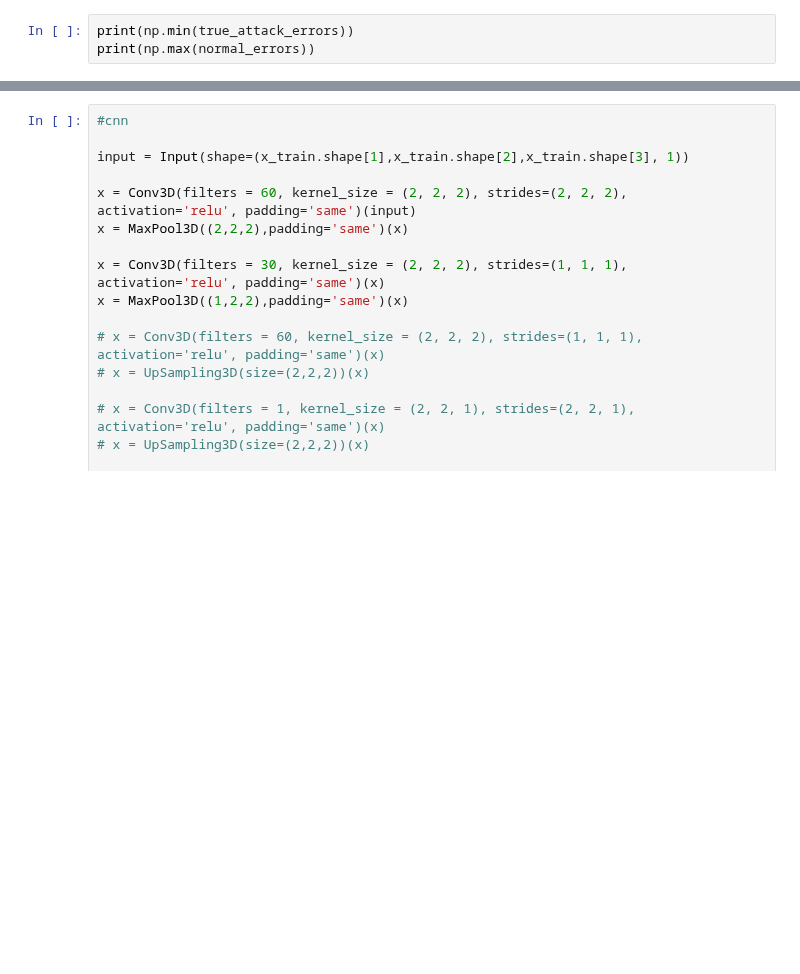
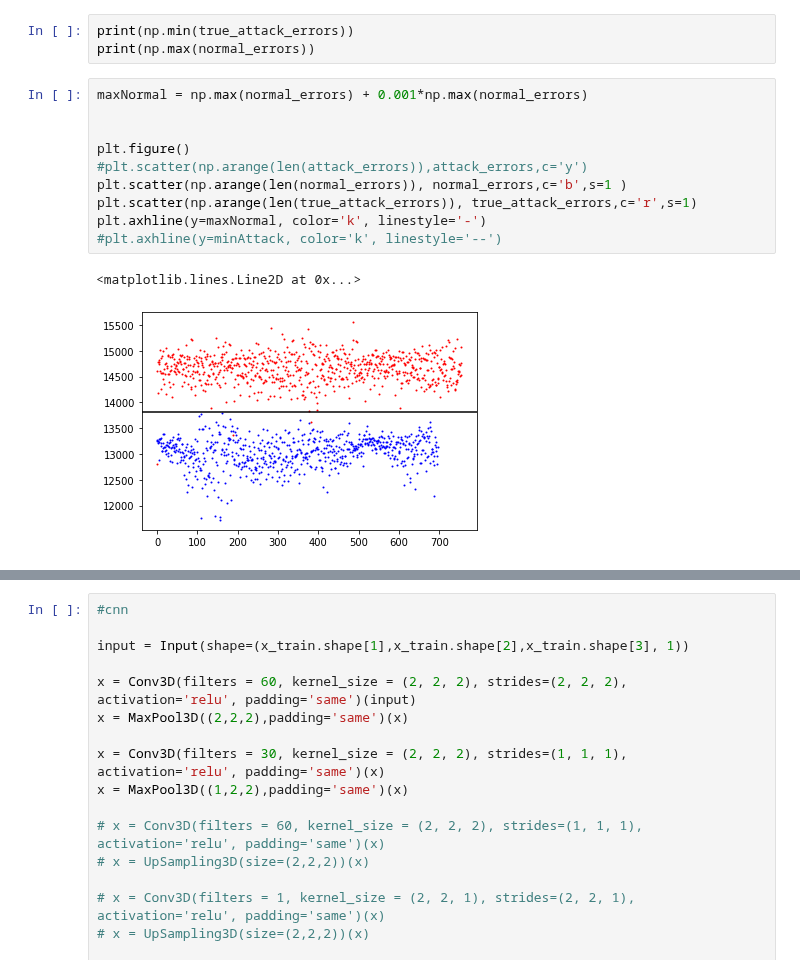
Before and after one commit to ellensanden/MLAnomalyDetection, a Jupyter notebook: test_stuff/cnn.ipynb, the cells around one changed output, grey strips where cells are left out. Drawn from its saved outputs; the diff is of its cells as text; blank space fills up the shorter version.

```diff
--- a/test_stuff/cnn.ipynb
+++ b/test_stuff/cnn.ipynb
@@ -277,3 +279,16 @@ only attack: 2.8775081822255056e+16
 # %%
 print(np.min(true_attack_errors))
 print(np.max(normal_errors))
+# %%
+maxNormal = np.max(normal_errors) + 0.001*np.max(normal_errors)
+
+
+plt.figure()
+#plt.scatter(np.arange(len(attack_errors)),attack_errors,c='y')
+plt.scatter(np.arange(len(normal_errors)), normal_errors,c='b',s=1 )
+plt.scatter(np.arange(len(true_attack_errors)), true_attack_errors,c='r',s=1)
+plt.axhline(y=maxNormal, color='k', linestyle='-')
+#plt.axhline(y=minAttack, color='k', linestyle='--')
+# %% [output]
+<matplotlib.lines.Line2D at 0x...>
+[figure, added]
```
Also changed, not shown: parts of 8 cells of this notebook, 13 other files.
